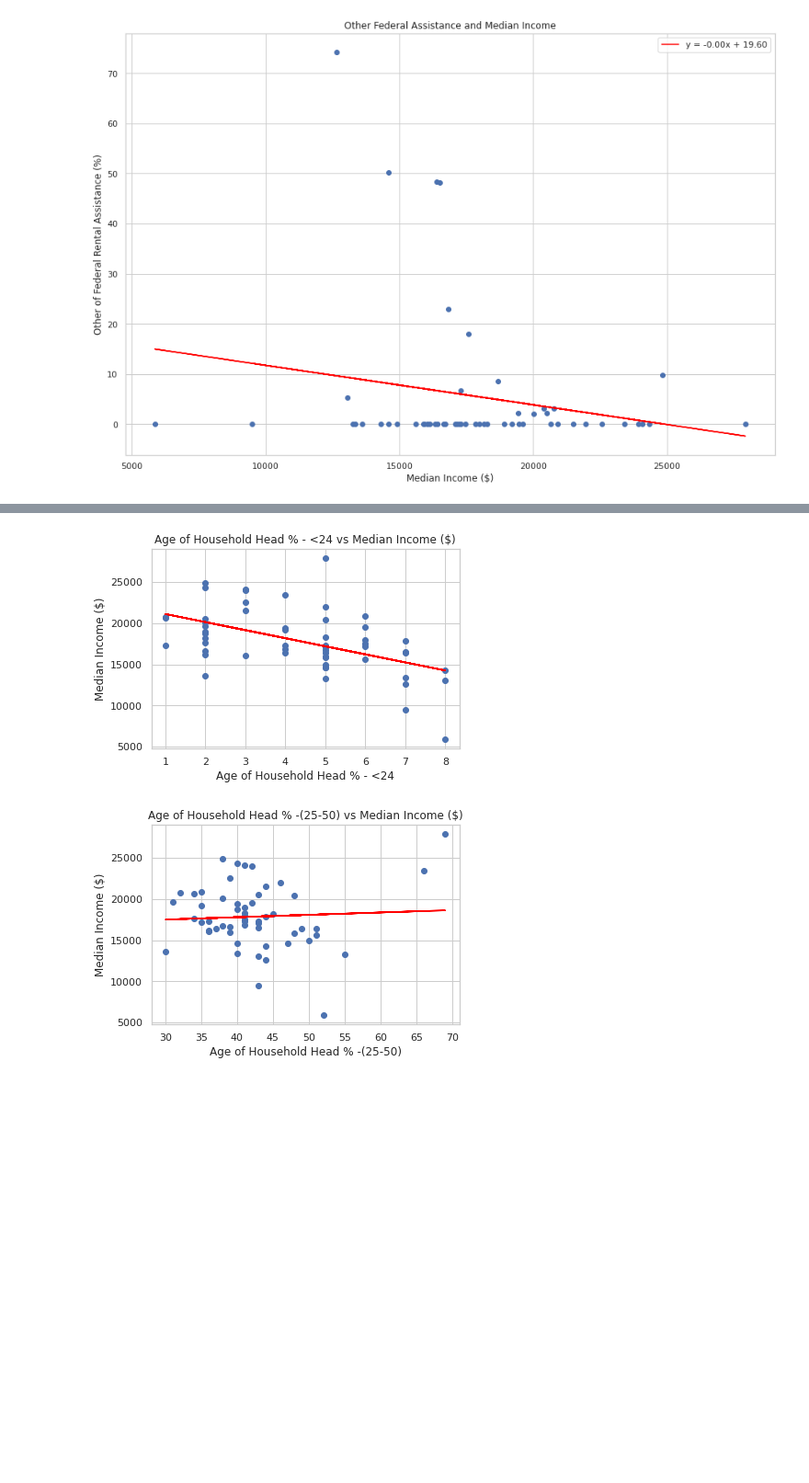
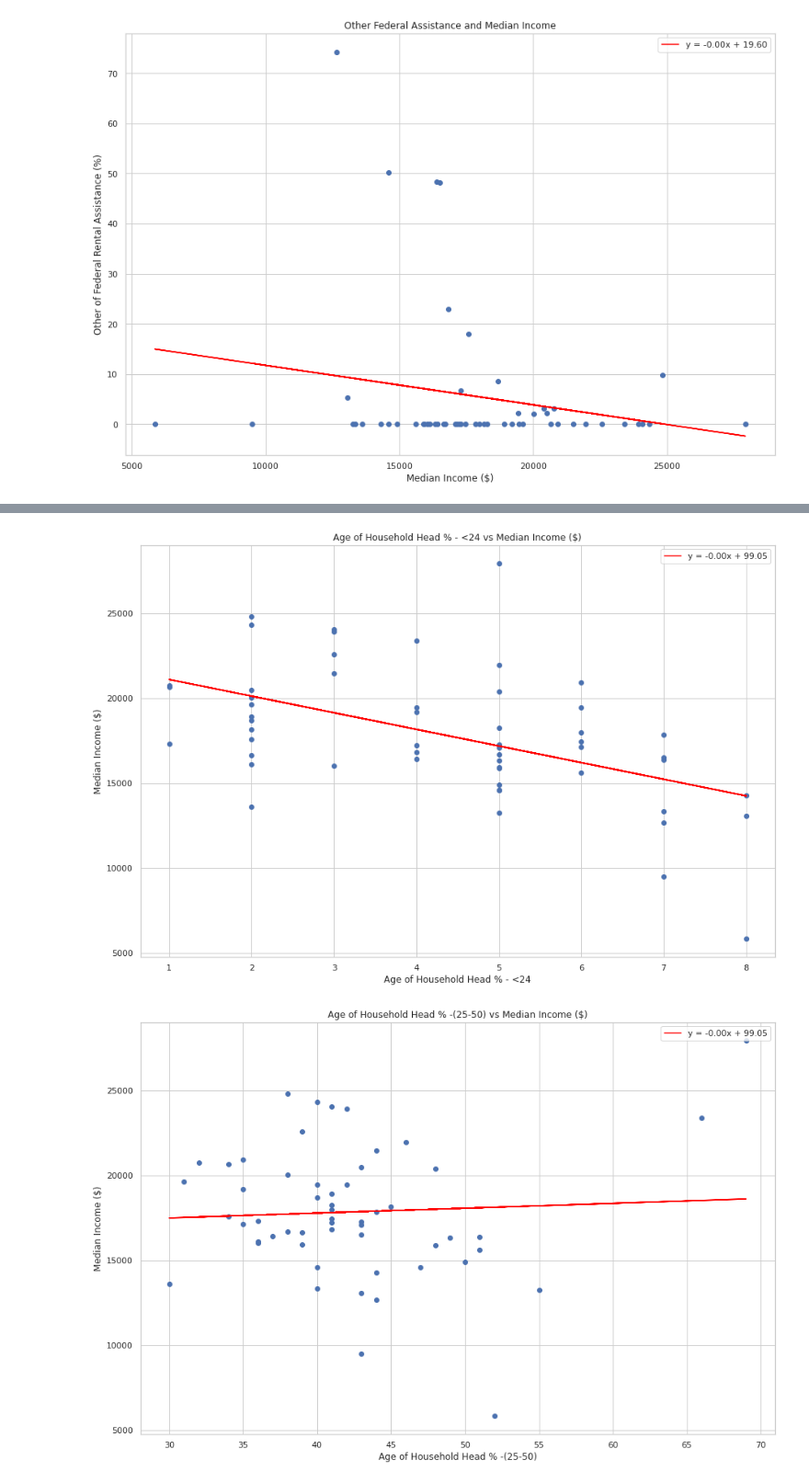
Before and after one commit to samuelscheffler/Housing-Data-Analysis, a Jupyter notebook: final-tutorial.ipynb, the cells around one changed output, grey strips where cells are left out. Shown at 92% size. Saved outputs shown, nothing was run; the diff lists cells and outputs as text; code cells hidden in the pictures; blank space fills up the shorter version.

Commit message:
fixed linear regression labeling

```diff
--- a/final-tutorial.ipynb
+++ b/final-tutorial.ipynb
@@ -260,7 +260,7 @@ household_income_df
 federal_asst_df = pd.read_excel("2018-LIHTC-Tenant-Tables.xlsx", sheet_name="Table 12")
 
 # Drop the the irrelevant rows
-federal_asst_df = federal_asst_df.drop([57,58,59,60,61,62])
+federal_asst_df = federal_asst_df.drop([57,58,59,60,61])
 
 # Get the correct headers
 federal_asst_df.iloc[0, 0] = federal_asst_df.iloc[1, 0]
@@ -811,27 +811,34 @@ strong multicollinearity or other numerical problems.
 # %%
 #Each age group is correlated with median income
 age_groups = ["Age of Household Head % - <24", "Age of Household Head % -(25-50)", "Age of Household Head % -(51-61)", "Age of Household Head % -(62 plus)", "Age of Household Head % -(85 plus)"]
 
 Y = household_income_df_mod["Median Income ($)"].values.reshape(-1,1)
 
 for age in age_groups:
     ##Getting age group vals
     X = state_2018[age].values.reshape(-1,1)
 
     ##Creating linear regression
     lin_regr = LinearRegression()
     lin_regr.fit(X, Y)
 
     ##Predictions
     Y_pred = lin_regr.predict(X)
 
+    m = reg.coef_[0][0]
+    b = reg.intercept_[0]
+
+    line_label = "y = {:.2f}x + {:.2f}".format(m, b)
+
     ##Plotting
+    plt.figure(figsize=(15,10))
     plt.scatter(X,Y)
-    plt.plot(X,Y_pred, color='red')
+    plt.plot(X,Y_pred, color='red', label=line_label)
     plt.xlabel(age)
     plt.ylabel("Median Income ($)")
     plt.title(age + " vs Median Income ($)")
+    plt.legend(loc='upper right')
     plt.show()
 # %% [output]
-[figure, old version]
+[figure, new version]
-[figure, old version]
+[figure, new version]
```
Also changed, not shown: parts of 11 cells of this notebook.
